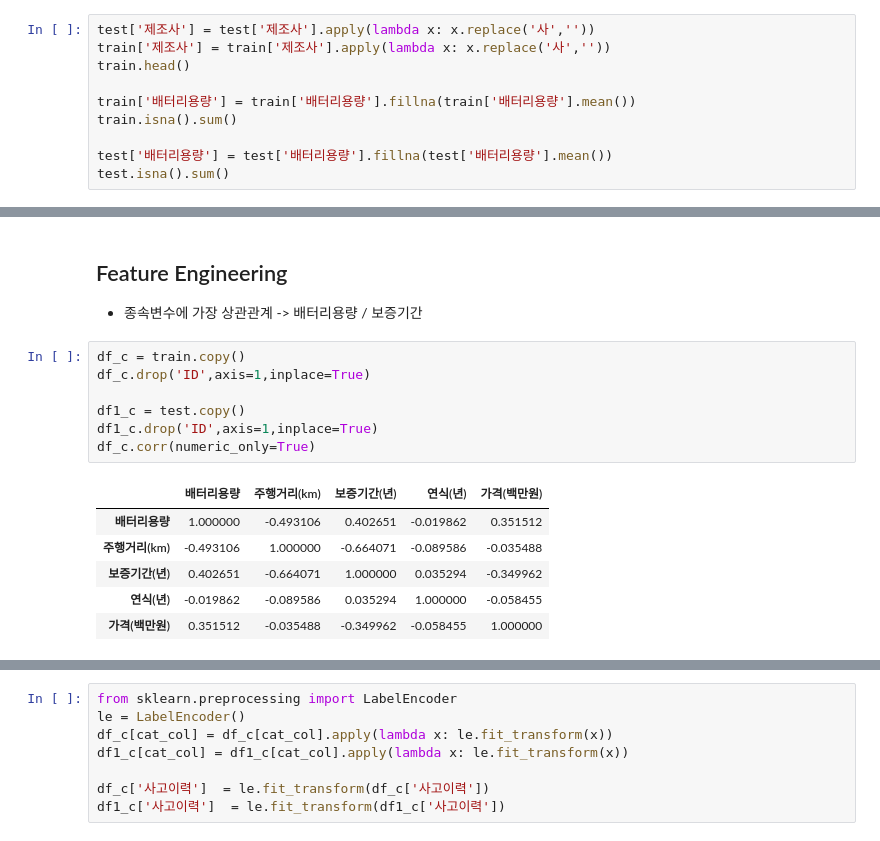
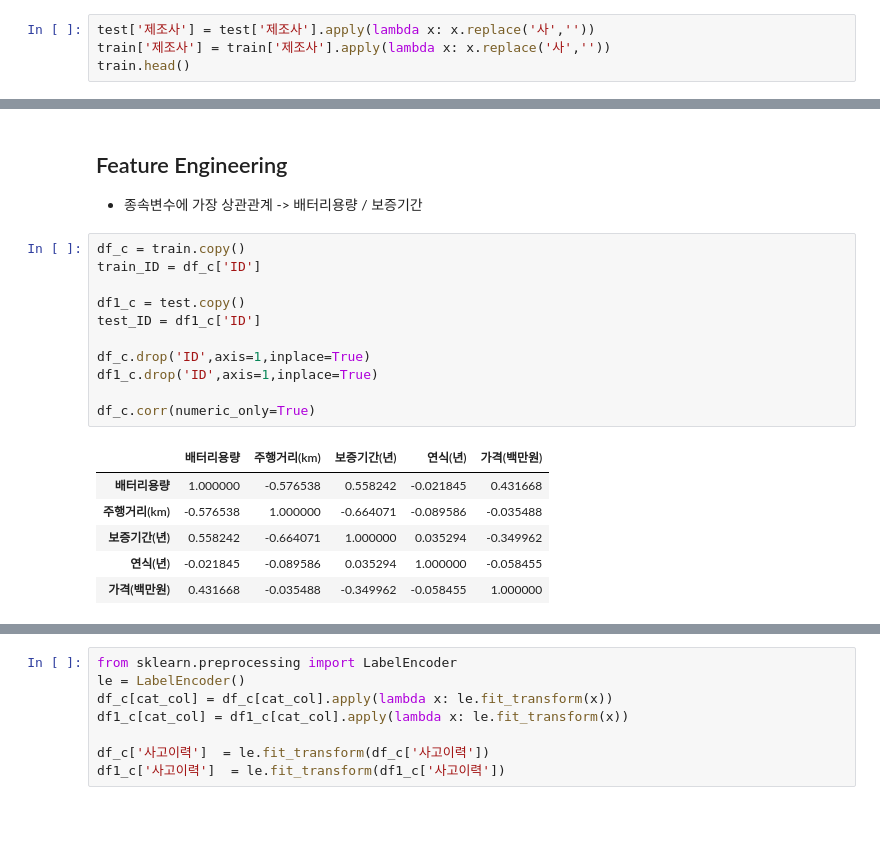
Before and after one commit to han942/vscode, a Jupyter notebook: CarEV.ipynb, the cells around one changed output, grey strips where cells are left out. Cells and saved outputs as stored; diff of their text form.

```diff
--- a/CarEV.ipynb
+++ b/CarEV.ipynb
@@ -89,10 +90,4 @@ print('연속형 변수: ',con_col)
 test['제조사'] = test['제조사'].apply(lambda x: x.replace('사',''))
 train['제조사'] = train['제조사'].apply(lambda x: x.replace('사',''))
 train.head()
-
-train['배터리용량'] = train['배터리용량'].fillna(train['배터리용량'].mean())
-train.isna().sum()
-
-test['배터리용량'] = test['배터리용량'].fillna(test['배터리용량'].mean())
-test.isna().sum()
 # %% [output]
@@ -233,15 +226,19 @@ sns.barplot(y=train['가격(백만원)'],hue=train['구동방식'])
 - 종속변수에 가장 상관관계 -> 배터리용량 / 보증기간
 # %%
 df_c = train.copy()
-df_c.drop('ID',axis=1,inplace=True)
+train_ID = df_c['ID']
 
 df1_c = test.copy()
+test_ID = df1_c['ID']
+
+df_c.drop('ID',axis=1,inplace=True)
 df1_c.drop('ID',axis=1,inplace=True)
+
 df_c.corr(numeric_only=True)
 # %% [output]
 |  | 배터리용량 | 주행거리(km) | 보증기간(년) | 연식(년) | 가격(백만원) |
-| 배터리용량 | 1.000000 | -0.493106 | 0.402651 | -0.019862 | 0.351512 |
-| 주행거리(km) | -0.493106 | 1.000000 | -0.664071 | -0.089586 | -0.035488 |
-| 보증기간(년) | 0.402651 | -0.664071 | 1.000000 | 0.035294 | -0.349962 |
-| 연식(년) | -0.019862 | -0.089586 | 0.035294 | 1.000000 | -0.058455 |
-| 가격(백만원) | 0.351512 | -0.035488 | -0.349962 | -0.058455 | 1.000000 |
+| 배터리용량 | 1.000000 | -0.576538 | 0.558242 | -0.021845 | 0.431668 |
+| 주행거리(km) | -0.576538 | 1.000000 | -0.664071 | -0.089586 | -0.035488 |
+| 보증기간(년) | 0.558242 | -0.664071 | 1.000000 | 0.035294 | -0.349962 |
+| 연식(년) | -0.021845 | -0.089586 | 0.035294 | 1.000000 | -0.058455 |
+| 가격(백만원) | 0.431668 | -0.035488 | -0.349962 | -0.058455 | 1.000000 |
```
Also changed, not shown: parts of 21 cells of this notebook.
